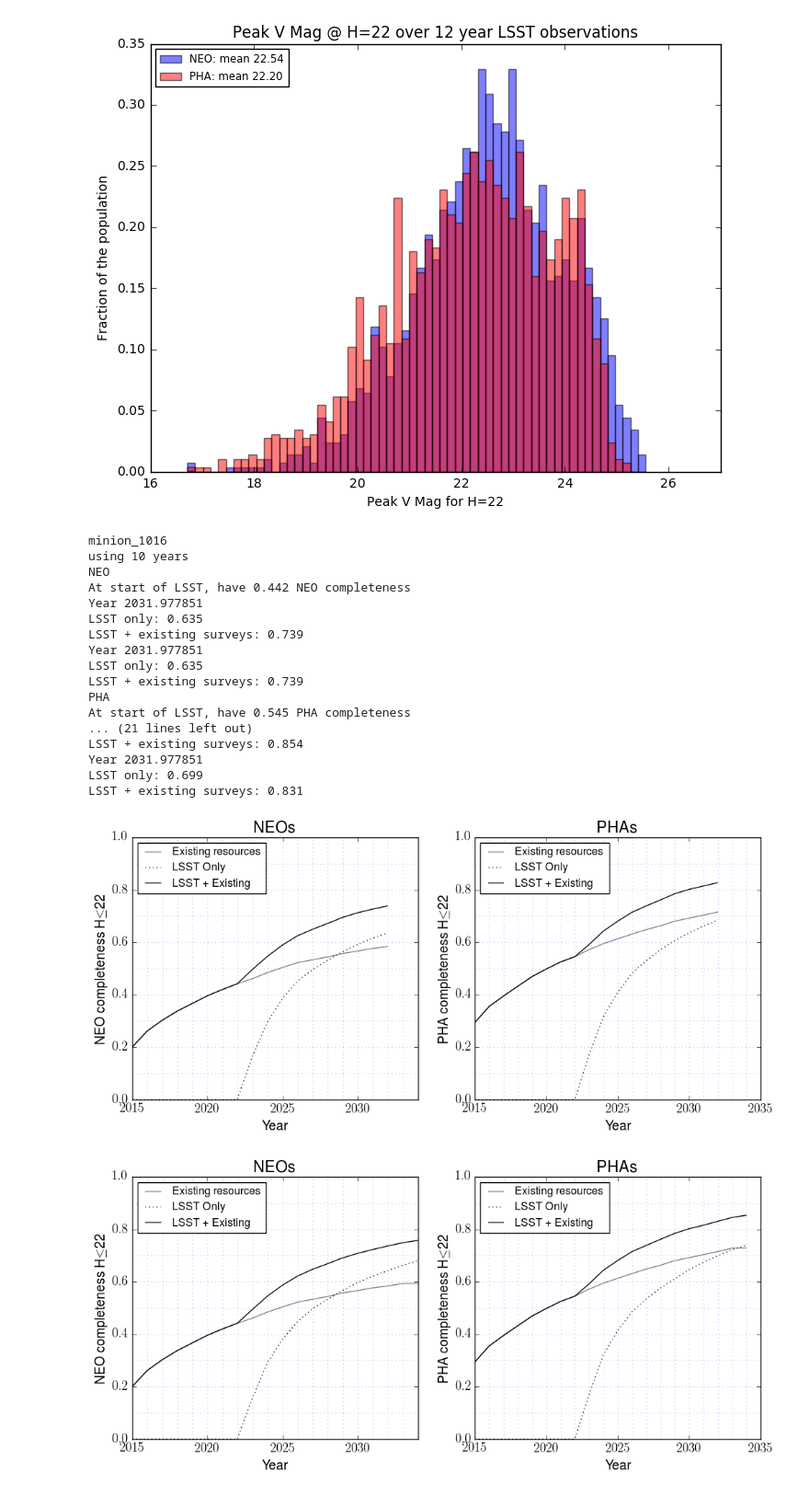
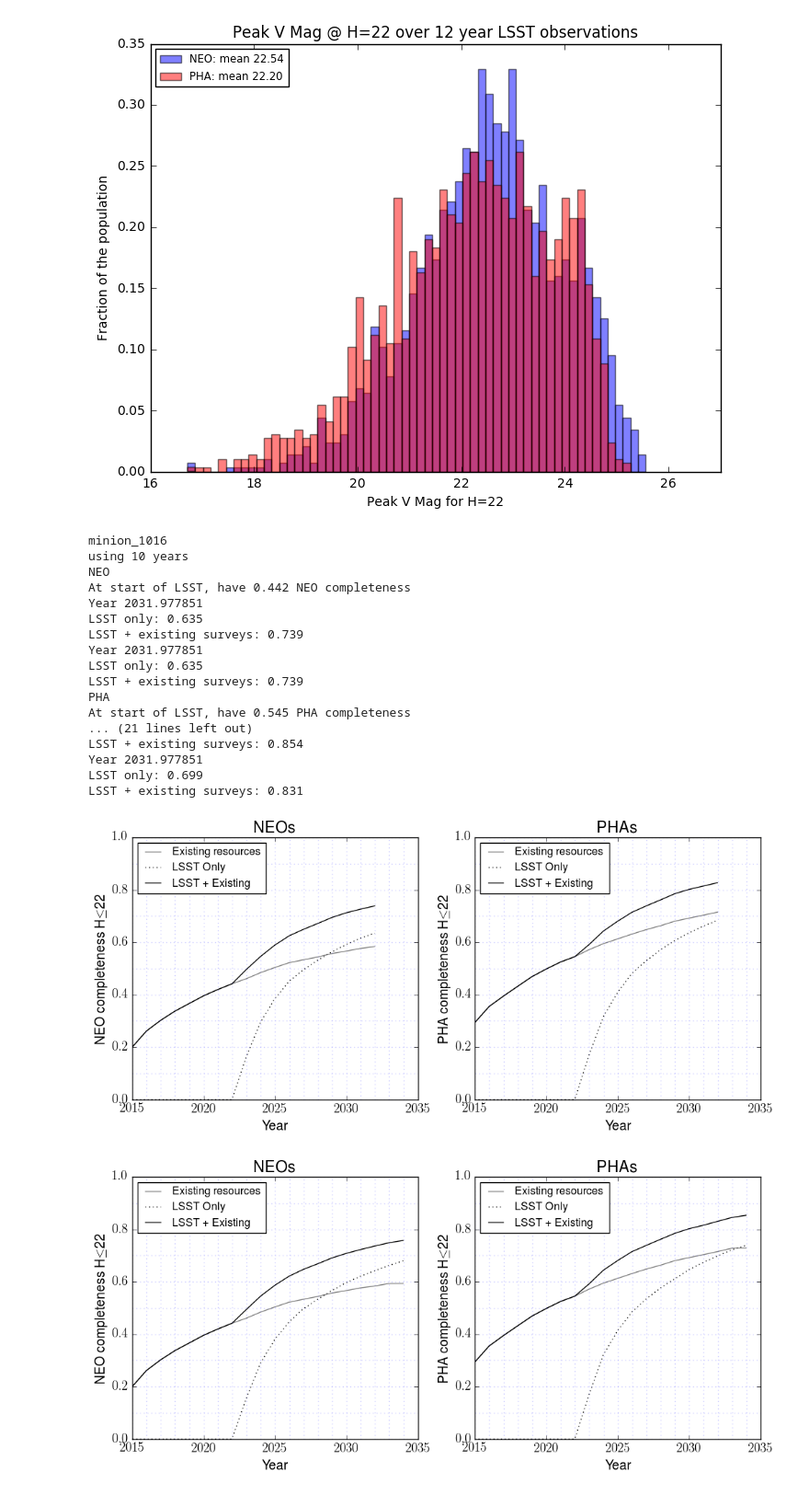
Before and after one commit to lsst-pst/neo_capabilities, a Jupyter notebook: Bright Objects Discovery Boost.ipynb, the cells around one changed output. Shown at 92% size. Saved outputs shown, nothing was run; the diff lists cells and outputs as text; code cells hidden in the pictures.

Commit message:
fixed figure x-axis limits

```diff
--- a/Bright Objects Discovery Boost.ipynb
+++ b/Bright Objects Discovery Boost.ipynb
@@ -370,7 +370,7 @@ for opsim in opsims:
         plt.axvline(y, alpha=0.2, linestyle=':')
     for i in (np.arange(0, 1.1, 0.1)):
         plt.axhline(i, alpha=0.2, linestyle=':')
-    plt.xlim(2015, 2034)
+    plt.xlim(2015, 2035)
     plt.ylim(0, 1)
     plt.xlabel(r'Year')
     plt.ylabel(r'NEO completeness H$\leq$22')
@@ -416,32 +416,32 @@ for opsim in opsims:
     print 'PHA'
     idx = np.where(abs(yrs-2022) == abs(yrs-2022).min())[0][0]
     print 'At start of LSST, have %.3f PHA completeness' %(comp['prev'][idx][Hidx])
 
     print 'Year %f' %yrs[-1]
     print 'LSST only: %.3f' % (comp['lsst'][-1][Hidx])
     print 'LSST + existing surveys: %.3f' % (comp['both'][-1][Hidx])
 
     idx = np.where(abs(yrs-2032) == abs(yrs-2032).min())[0][0]
     print 'Year %f' %yrs[idx]
     print 'LSST only: %.3f' % (comp['lsst'][idx][Hidx])
     print 'LSST + existing surveys: %.3f' % (comp['both'][idx][Hidx])
 # %% [output]
 minion_1016
 using 10 years
 NEO
 At start of LSST, have 0.442 NEO completeness
 Year 2031.977851
 LSST only: 0.635
 LSST + existing surveys: 0.739
 Year 2031.977851
 LSST only: 0.635
 LSST + existing surveys: 0.739
 PHA
 At start of LSST, have 0.545 PHA completeness
 ... (21 lines left out)
 LSST + existing surveys: 0.854
 Year 2031.977851
 LSST only: 0.699
 LSST + existing surveys: 0.831
-[figure, old version]
+[figure, new version]
-[figure, old version]
+[figure, new version]
```
Also changed, not shown: 2 other files.
